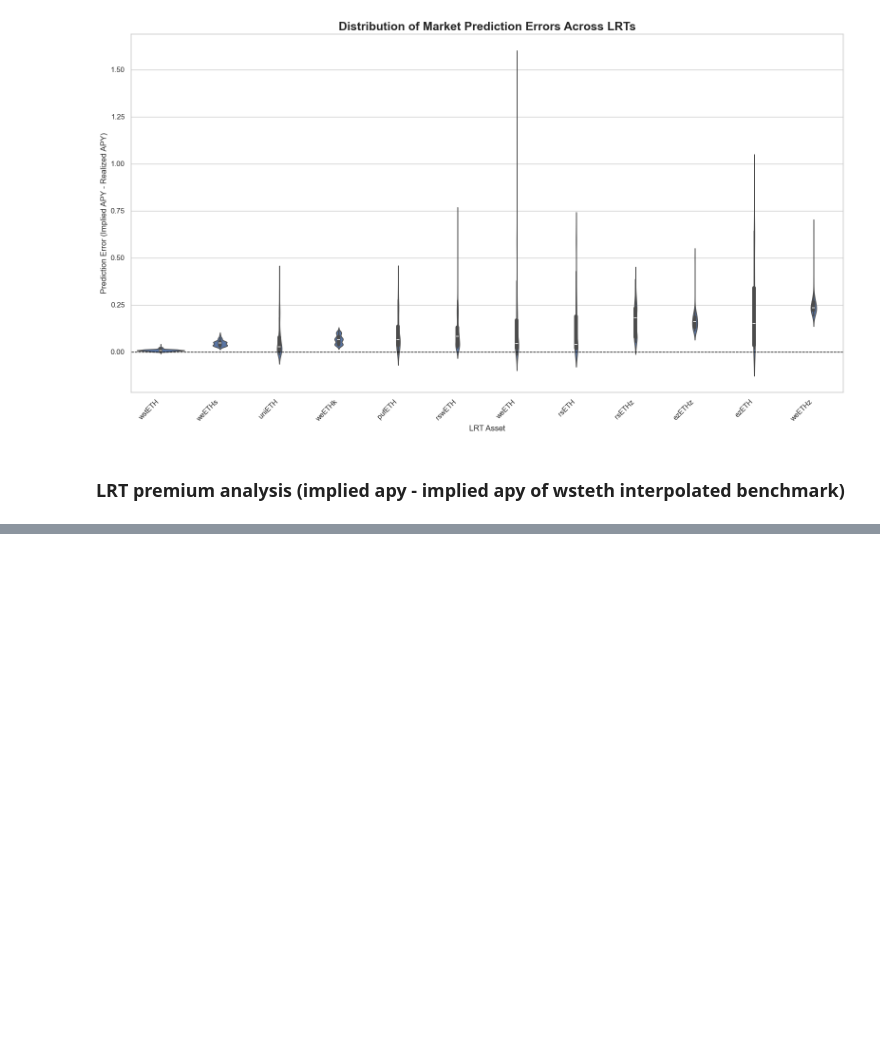
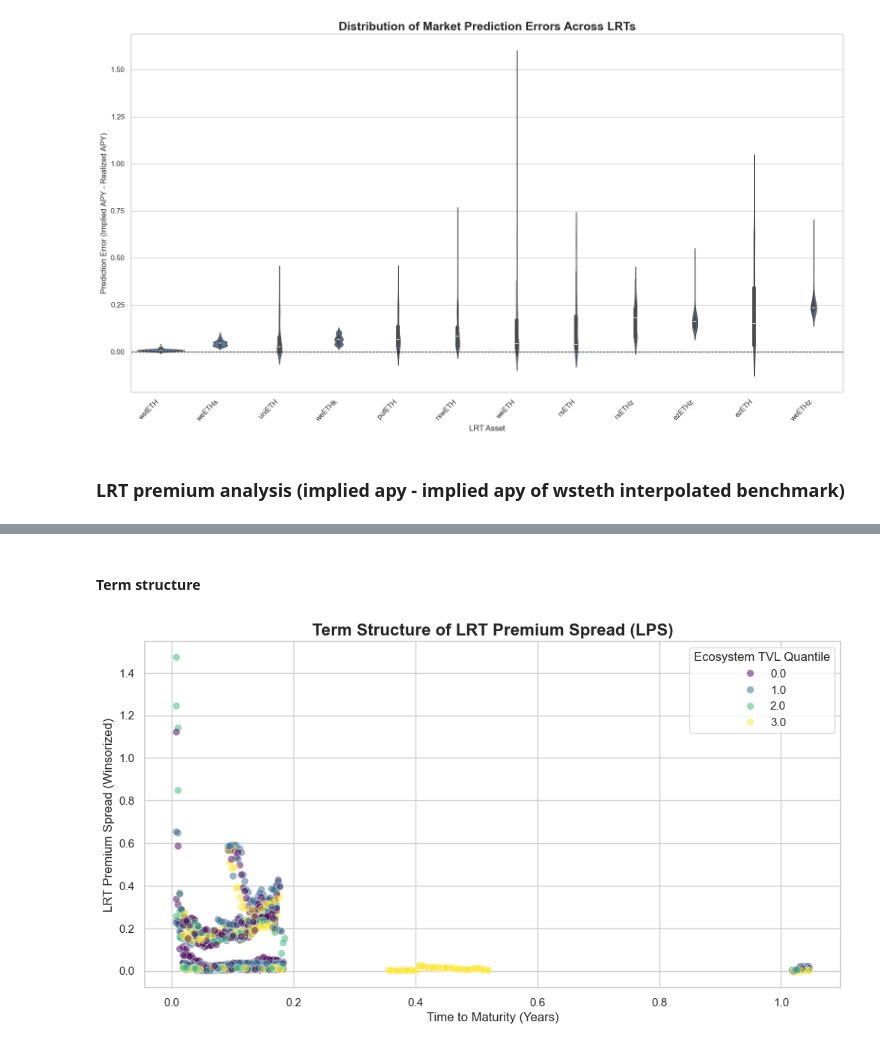
Before and after one commit to farischaudhry/pendle-analysis, a Jupyter notebook: new.ipynb, the cells around one changed output, grey strips where cells are left out. Saved outputs shown, nothing was run; the diff lists cells and outputs as text; code cells hidden in the pictures; blank space fills up the shorter version.

```diff
--- a/new.ipynb
+++ b/new.ipynb
@@ -1239,0 +1000,12 @@ Conover's Post-Hoc Test for LPS:
+# %%
+analysis_df = master_df.dropna(subset=['lrt_premium_spread', 'implied_apy']).copy()
+lrt_df = analysis_df[analysis_df['protocol_asset_raw'] != 'wstETH'].copy()  # remove LST benchmark
+
+lrt_df['tvl_ecosystem_quantile'] = lrt_df.groupby(lrt_df.index.date)['log_tvl_ecosystem'].transform(
+    lambda x: pd.qcut(x, 4, labels=False, duplicates='drop')
+)
+lrt_df['tvl_lrt_protocol_quantile'] = lrt_df.groupby(lrt_df.index.date)['log_tvl_lrt_protocol'].transform(
+    lambda x: pd.qcut(x, 4, labels=False, duplicates='drop')
+)
+
+lrt_df['protocol_asset_raw'].unique()
@@ -1239,0 +1035,18 @@ Conover's Post-Hoc Test for LPS:
+# %%
+lrt_df['instrument_label'] = lrt_df['protocol_asset_raw'] + '-' + lrt_df['chain'] + '-' + lrt_df['tenor_str']
+plot_order = lrt_df.groupby('instrument_label')['lrt_premium_spread'].median().sort_values().index
+plt.figure(figsize=(20, 10))
+sns.boxplot(
+    data=lrt_df,
+    x='instrument_label',
+    y='lrt_premium_spread',
+    order=plot_order,
+    showfliers=False
+)
+plt.axhline(0, color='black', linestyle='--', linewidth=1)
+plt.title('Distribution of LRT Premium Spreads by Specific Instrument', fontsize=20, fontweight='bold')
+plt.xlabel('Instrument (Asset-Chain-Tenor)', fontsize=14)
+plt.ylabel('LRT Premium Spread (vs. wstETH Benchmark Curve)', fontsize=14)
+plt.xticks(rotation=90)
+plt.tight_layout()
+plt.show()
@@ -1239,0 +1165,13 @@ Conover's Post-Hoc Test for LPS:
+# %% [markdown]
+#### Term structure
+# %%
+plt.figure()
+sample_df = lrt_df.sample(n=min(10000, len(lrt_df)), random_state=42)
+sns.scatterplot(data=sample_df, x='ttm_years', y='lrt_premium_spread', hue='tvl_ecosystem_quantile', palette='viridis', alpha=0.5, s=50)
+plt.title('Term Structure of LRT Premium Spread (LPS)', fontsize=16, fontweight='bold')
+plt.xlabel('Time to Maturity (Years)')
+plt.ylabel('LRT Premium Spread (Winsorized)')
+plt.legend(title='Ecosystem TVL Quantile')
+plt.show()
+# %% [output]
+[figure, added]
```
Also changed, not shown: parts of 34 cells of this notebook, 2 other files.
